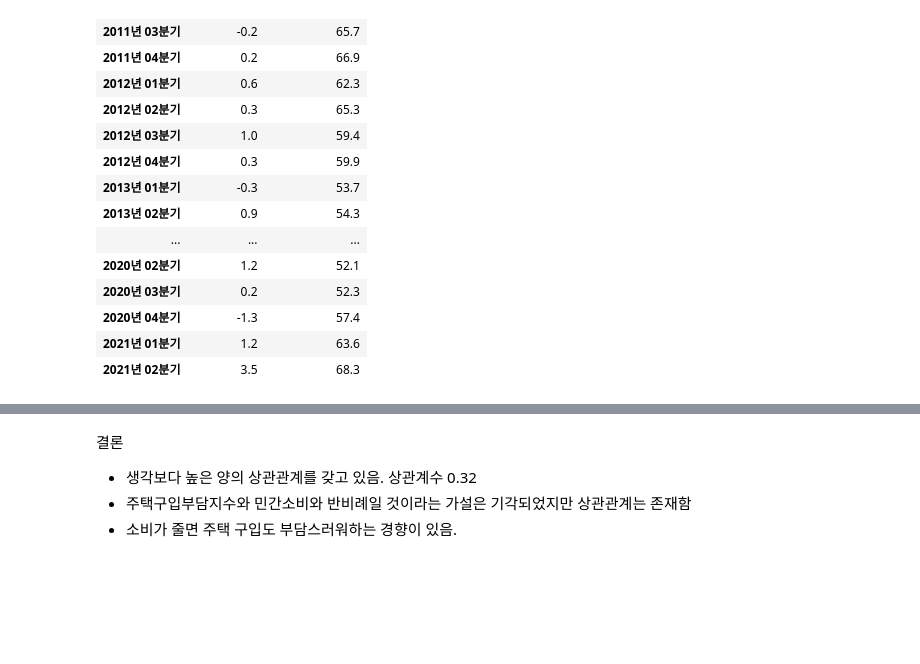
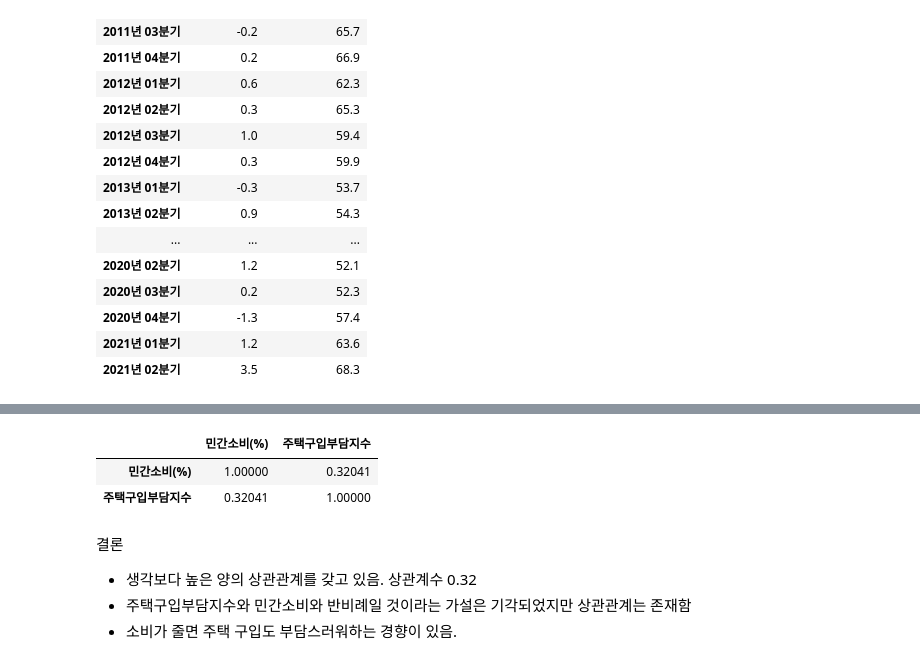
Before and after one commit to heewon330/TIL3, a Jupyter notebook: 시각화1.ipynb, the cells around one changed output, grey strips where cells are left out. Saved outputs shown, nothing was run; the diff lists cells and outputs as text; code cells hidden in the pictures; blank space fills up the shorter version.

```diff
--- a/시각화1.ipynb
+++ b/시각화1.ipynb
@@ -515,3 +522,9 @@ fmt = '.2f', linewidths=.5, cmap='Blues')
+# %%
+final[['민간소비(%)', '주택구입부담지수']].corr()
+# %% [output]
+|  | 민간소비(%) | 주택구입부담지수 |
+| 민간소비(%) | 1.00000 | 0.32041 |
+| 주택구입부담지수 | 0.32041 | 1.00000 |
 # %% [markdown]
 결론
 - 생각보다 높은 양의 상관관계를 갖고 있음. 상관계수 0.32
```
Also changed, not shown: parts of 5 cells of this notebook.
